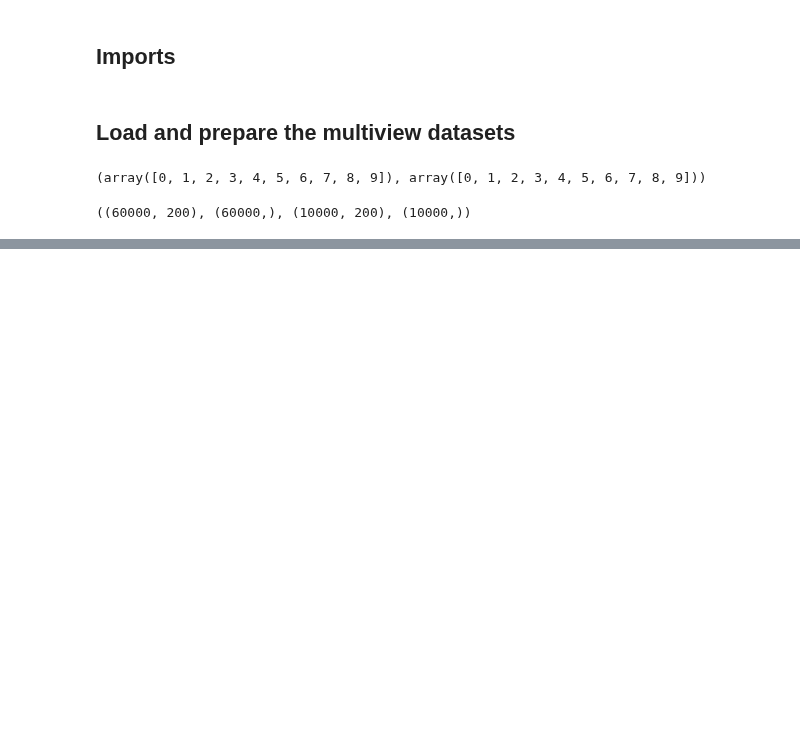
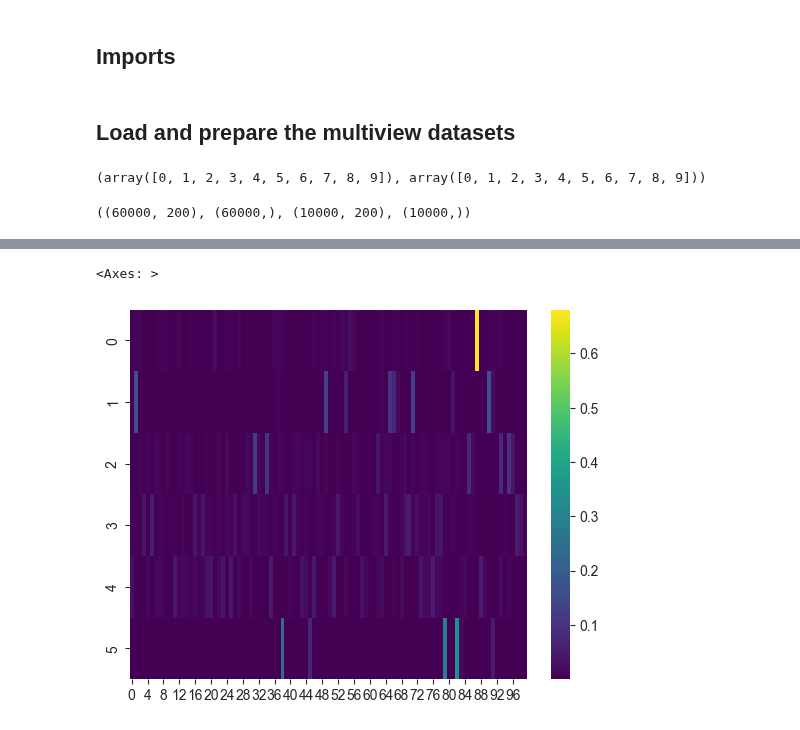
Before and after one commit to adidi24/Multi-View-Majority-Vote-Learning-Algorithms-Direct-Minimization-of-PAC-Bayesian-Bounds, a Jupyter notebook: empirical-evaluation-jupyter.ipynb, the cells around one changed output, grey strips where cells are left out. Saved outputs shown, nothing was run; the diff lists cells and outputs as text; code cells hidden in the pictures; blank space fills up the shorter version.

```diff
--- a/empirical-evaluation-jupyter.ipynb
+++ b/empirical-evaluation-jupyter.ipynb
@@ -78,11 +78,11 @@ X_train[1].shape, y_train.shape, X_test[1].shape, y_test.shape
 # %% [output]
 ((60000, 200), (60000,), (10000, 200), (10000,))
 # %%
-RUNS = range(20)
+RUNS = range(1)
 
 OPTIMIZE_LAMBDA_GAMMA = True
-ALPHA = [1, 0.5, 1.1, 2]
-# ALPHA = [1]
+# ALPHA = [1, 0.5, 1.1, 2]
+ALPHA = [1.1]
 MAX_ITER = 1000
 
 stump_config = {
@@ -104,25 +104,25 @@ strong_learners_config = {
     "max_features": 0.8,
 }
 
-CFG = [stump_config, weak_learners_config, strong_learners_config]
-# CFG = [weak_learners_config]
+# CFG = [stump_config, weak_learners_config, strong_learners_config]
+CFG = [weak_learners_config]
 
 EPOCHS = 15
 
 TO_BINARY  = "ovo" # One of ["ovr", "ovo", "other",  None]
-label_1 = 4
+label_1 = 5
 # if isinstance(dataset, PTB_XL_plus):
 #     label_1 = np.unique(y_test)[np.where(real_classes == "['NORM']")[0][0]]
-label_2 = 9
+label_2 = 6
 
 POISON = False
 
-USE_UNLABELED = True
-s_labeled_sizes = [0.05, 0.1, 0.2, 0.3, 0.4, 0.5] if USE_UNLABELED else [0.1]
+USE_UNLABELED = False
+s_labeled_sizes = [0.05, 0.1, 0.2, 0.3, 0.4, 0.5] if USE_UNLABELED else [0.05]
 # s_labeled_sizes = [0.05] if USE_UNLABELED else [0.1]
 
-BOUNDS = ['PBkl', 'PBkl_inv', 'TND_DIS', 'TND_DIS_inv', 'TND', 'TND_inv', 'DIS', 'DIS_inv', 'Cbound', 'C_TND']
-# BOUNDS = ['Cbound']
+# BOUNDS = ['Uniform', 'PBkl', 'PBkl_inv', 'TND_DIS', 'TND_DIS_inv', 'TND', 'TND_inv', 'DIS', 'DIS_inv', 'Cbound', 'C_TND']
+BOUNDS = ['DIS', 'DIS_inv']
 
 m = y_train.size #350
 test_size = 1 - (m  / (y_test.size+y_train.size))
@@ -445,3 +489,9 @@ posterior_rho
+# %%
+posterior_rho
+sns.heatmap(posterior_Qv, fmt=".2f", cmap='viridis')
+# %% [output]
+<Axes: >
+[figure, added]
 # %%
 def plot_results(experiments, m, runs=len(RUNS), bounds=BOUNDS):
     sns.set_style(style="ticks")
```
Also changed, not shown: parts of 7 cells of this notebook, 12 other files.
